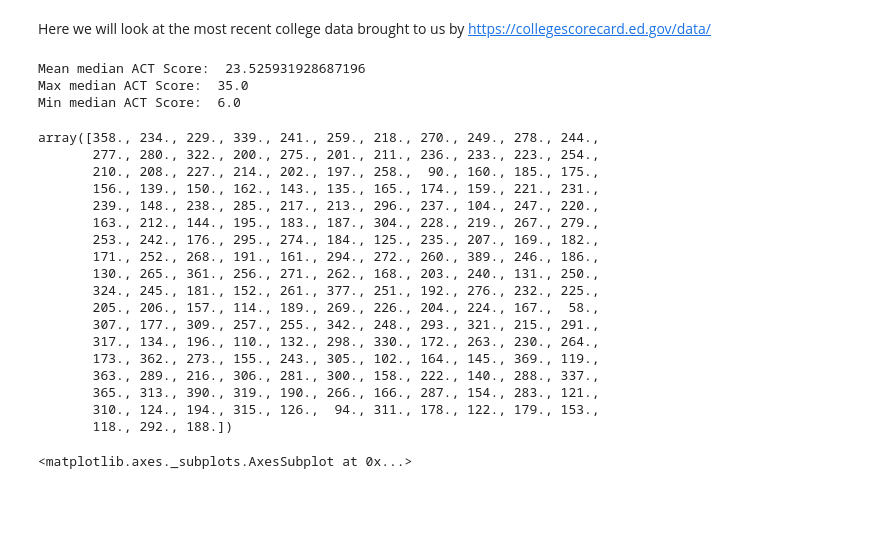
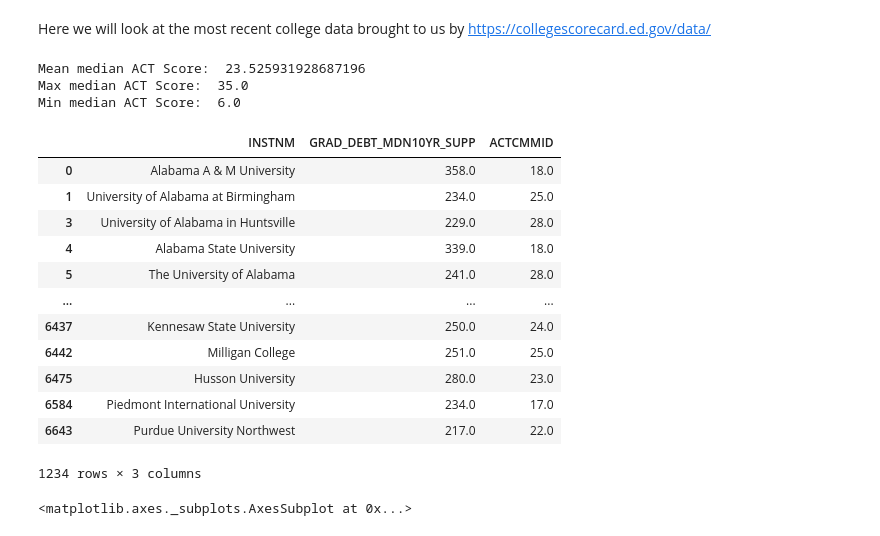
Before and after one commit to YJDave/cs418-s20-cs418_spring20_mighty_python, a Jupyter notebook: EduWorth.ipynb, the cells around one changed output. Cells and saved outputs as stored; diff of their text form; code cells hidden in the pictures; blank space fills up the shorter version.

```diff
--- a/EduWorth.ipynb
+++ b/EduWorth.ipynb
@@ -39,35 +39,31 @@ college_data = pd.read_csv('CollegeScorecard_Raw_Data/MERGED2017_18_PP.csv', low
 # %%
 college_data['GRAD_DEBT_MDN10YR_SUPP'] = college_data['GRAD_DEBT_MDN10YR_SUPP'].replace(to_replace = 'PrivacySuppressed', value = np.nan) # Replace privacy suppressed with nan
 college_data = college_data.dropna(subset=['GRAD_DEBT_MDN10YR_SUPP', 'ACTCMMID', 'C100_4_POOLED']) # Get rid of nan values if either in graduate debt median for 10 years, or cumulative act score
 print("Mean median ACT Score: ", college_data['ACTCMMID'].mean())
 print("Max median ACT Score: ", college_data['ACTCMMID'].max())
 print("Min median ACT Score: ", college_data['ACTCMMID'].min())
 college_data['GRAD_DEBT_MDN10YR_SUPP']  = college_data["GRAD_DEBT_MDN10YR_SUPP"].astype(float)
 college_data['GRAD_DEBT_MDN10YR_SUPP']  = college_data["GRAD_DEBT_MDN10YR_SUPP"].round(0)
 # college_data['GRAD_DEBT_MDN10YR_SUPP'] = pd.to_numeric(college_data['GRAD_DEBT_MDN10YR_SUPP'], downcast='int')
 college_data['GRAD_DEBT_MDN10YR_SUPP'].unique()
-# college_data[['INSTNM','GRAD_DEBT_MDN10YR_SUPP', 'ACTCMMID']].head()
+used_data = college_data[['INSTNM','GRAD_DEBT_MDN10YR_SUPP', 'ACTCMMID']]
+used_data
 # %% [output]
 Mean median ACT Score:  23.525931928687196
 Max median ACT Score:  35.0
 Min median ACT Score:  6.0
+|  | INSTNM | GRAD_DEBT_MDN10YR_SUPP | ACTCMMID |
+| 0 | Alabama A & M University | 358.0 | 18.0 |
+| 1 | University of Alabama at Birmingham | 234.0 | 25.0 |
+| 3 | University of Alabama in Huntsville | 229.0 | 28.0 |
+| 4 | Alabama State University | 339.0 | 18.0 |
+| 5 | The University of Alabama | 241.0 | 28.0 |
+| ... | ... | ... | ... |
+| 6437 | Kennesaw State University | 250.0 | 24.0 |
+| 6442 | Milligan College | 251.0 | 25.0 |
+| 6475 | Husson University | 280.0 | 23.0 |
+| 6584 | Piedmont International University | 234.0 | 17.0 |
+| 6643 | Purdue University Northwest | 217.0 | 22.0 |
-array([358., 234., 229., 339., 241., 259., 218., 270., 249., 278., 244.,
-       277., 280., 322., 200., 275., 201., 211., 236., 233., 223., 254.,
-       210., 208., 227., 214., 202., 197., 258.,  90., 160., 185., 175.,
-       156., 139., 150., 162., 143., 135., 165., 174., 159., 221., 231.,
-       239., 148., 238., 285., 217., 213., 296., 237., 104., 247., 220.,
-       163., 212., 144., 195., 183., 187., 304., 228., 219., 267., 279.,
-       253., 242., 176., 295., 274., 184., 125., 235., 207., 169., 182.,
-       171., 252., 268., 191., 161., 294., 272., 260., 389., 246., 186.,
-       130., 265., 361., 256., 271., 262., 168., 203., 240., 131., 250.,
-       324., 245., 181., 152., 261., 377., 251., 192., 276., 232., 225.,
-       205., 206., 157., 114., 189., 269., 226., 204., 224., 167.,  58.,
-       307., 177., 309., 257., 255., 342., 248., 293., 321., 215., 291.,
-       317., 134., 196., 110., 132., 298., 330., 172., 263., 230., 264.,
-       173., 362., 273., 155., 243., 305., 102., 164., 145., 369., 119.,
-       363., 289., 216., 306., 281., 300., 158., 222., 140., 288., 337.,
-       365., 313., 390., 319., 190., 266., 166., 287., 154., 283., 121.,
-       310., 124., 194., 315., 126.,  94., 311., 178., 122., 179., 153.,
-       118., 292., 188.])
+1234 rows × 3 columns
 # %%
 # ACT Score
```
Also changed, not shown: parts of 6 cells of this notebook.
